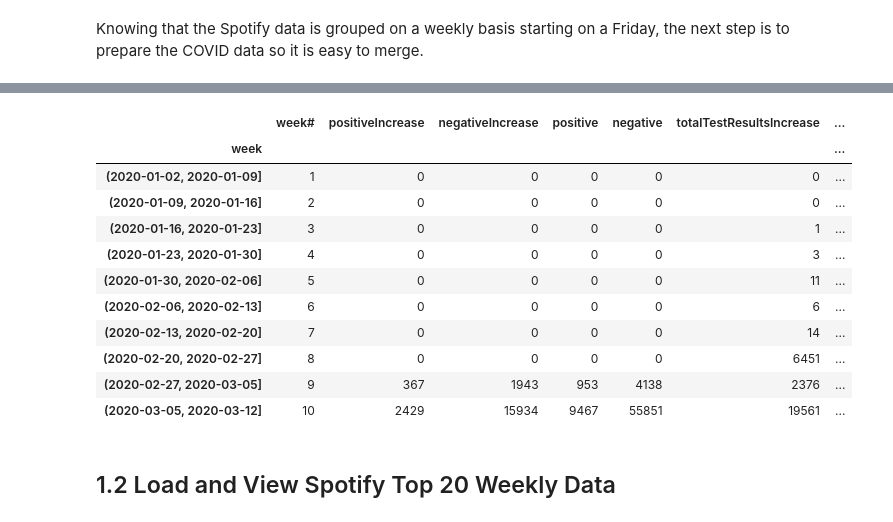
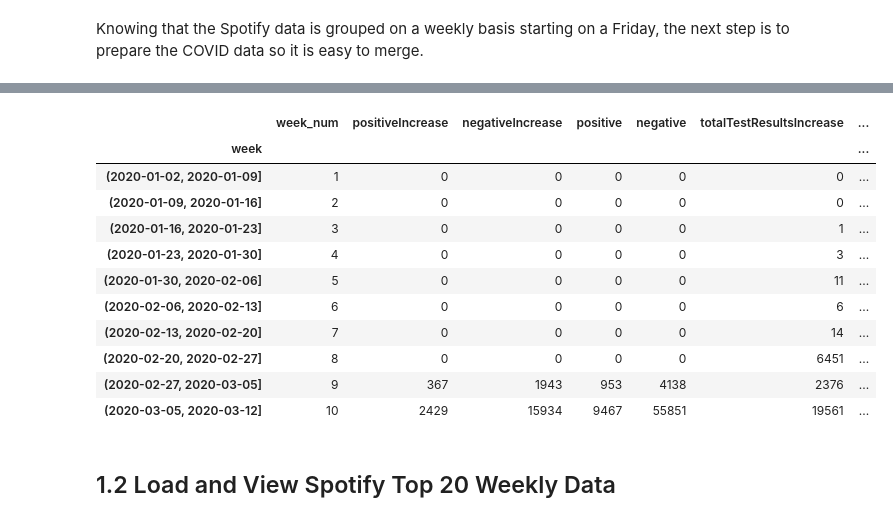
Before and after one commit to sonyal/COVIDSpotifyTrends, a Jupyter notebook: final.ipynb, the cells around one changed output, grey strips where cells are left out. Cells and saved outputs as stored; diff of their text form; code cells hidden in the pictures.

```diff
--- a/final.ipynb
+++ b/final.ipynb
@@ -33,7 +33,8 @@ covid_data.head()
 # %% [markdown]
 The COVID data is detailed but since this project is finding its relationship with music, most of the unnecessary columns will be dropped.
 # %%
-covid_data = covid_data.drop(['death','deathIncrease','inIcuCumulative','inIcuCurrently', 'hospitalizedIncrease','hospitalizedCurrently','hospitalizedCumulative','onVentilatorCumulative','onVentilatorCurrently','recovered','states'], axis=1)
+if 'death' in covid_data.columns:
+    covid_data = covid_data.drop(['death','deathIncrease','inIcuCumulative','inIcuCurrently', 'hospitalizedIncrease','hospitalizedCurrently','hospitalizedCumulative','onVentilatorCumulative','onVentilatorCurrently','recovered','states'], axis=1)
 # %% [markdown]
 Knowing that the Spotify data is grouped on a weekly basis starting on a Friday, the next step is to prepare the COVID data so it is easy to merge.
 # %%
@@ -56,7 +57,7 @@ covid_data['week'] = pd.cut(covid_data['date'], bins)
 grouped_covid = covid_data.groupby(['week']).sum()
 
 # Number the weeks to easily identify
-grouped_covid['week#'] = list(range(1,len(bins)+1))
+grouped_covid['week_num'] = list(range(1,len(bins)+1))
 
 grouped_covid.head(10)
 # %% [output]
@@ -73,12 +74,12 @@ grouped_covid.head(10)
 | (2020-02-27, 2020-03-05] | 4138 | 1943 | 953 | 367 | 50810 | 2376 | ... |
 | (2020-03-05, 2020-03-12] | 55851 | 15934 | 9467 | 2429 | 114350 | 19561 | ... |
 # %%
-column_names = ['week#','positiveIncrease','negativeIncrease','positive','negative','totalTestResultsIncrease','totalTestResults']
+column_names = ['week_num','positiveIncrease','negativeIncrease','positive','negative','totalTestResultsIncrease','totalTestResults']
 grouped_covid = grouped_covid.reindex(columns=column_names)
 
 grouped_covid.head(10)
 # %% [output]
-|  | week# | positiveIncrease | negativeIncrease | positive | negative | totalTestResultsIncrease | ... |
+|  | week_num | positiveIncrease | negativeIncrease | positive | negative | totalTestResultsIncrease | ... |
 | week |  |  |  |  |  |  | ... |
 | (2020-01-02, 2020-01-09] | 1 | 0 | 0 | 0 | 0 | 0 | ... |
 | (2020-01-09, 2020-01-16] | 2 | 0 | 0 | 0 | 0 | 0 | ... |
```
Also changed, not shown: parts of 5 cells of this notebook.
